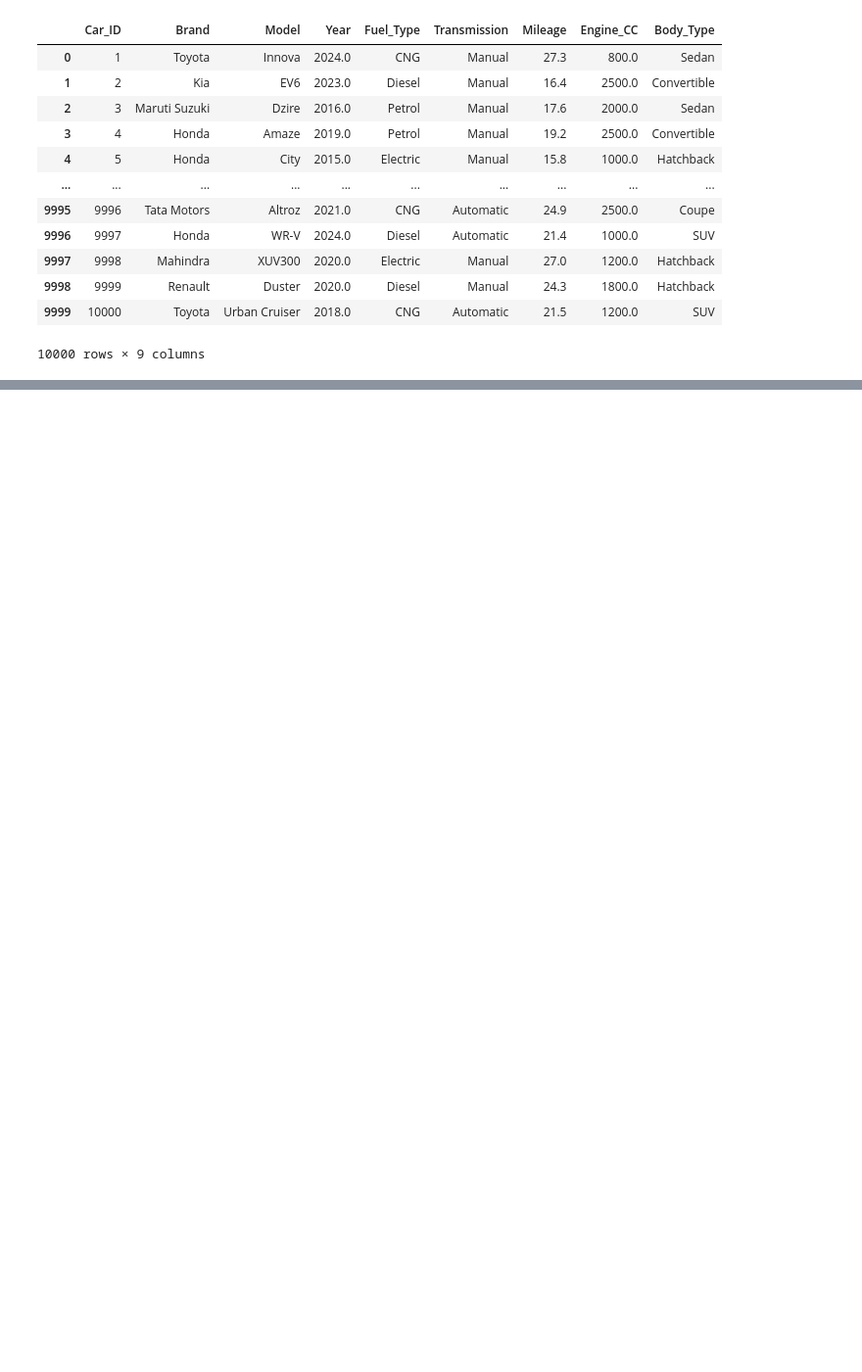
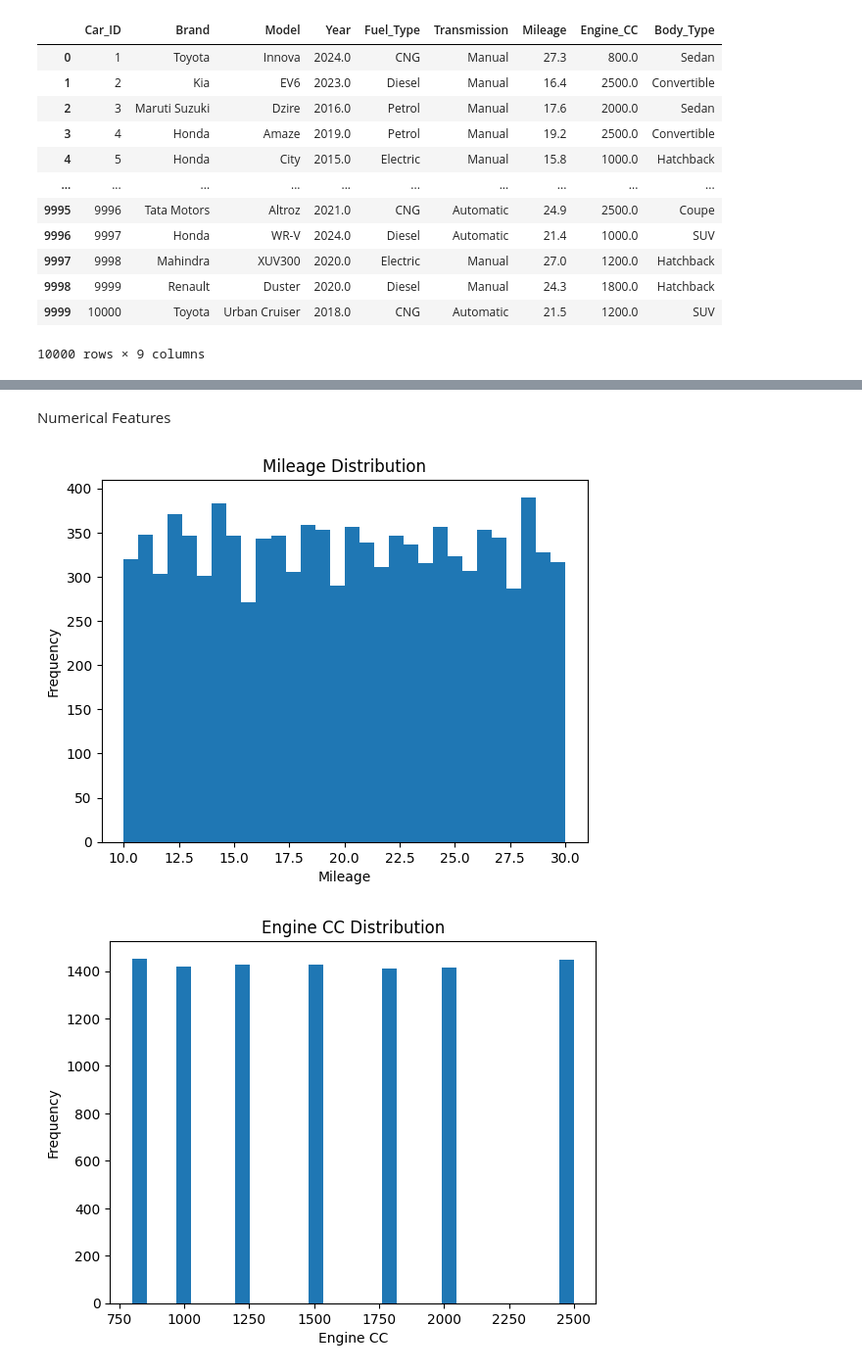
Before and after one commit to Imaanparvez/car_rental, a Jupyter notebook: notebooks/data visualisation.ipynb, the cells around one changed output, grey strips where cells are left out. Shown at 98% size. Cells and saved outputs as stored; diff of their text form; code cells hidden in the pictures; blank space fills up the shorter version.

```diff
--- a/notebooks/data visualisation.ipynb
+++ b/notebooks/data visualisation.ipynb
@@ -22,0 +62,23 @@ df
+# %% [markdown]
+Numerical Features
+# %%
+plt.hist(df["Mileage"], bins=30)
+plt.title("Mileage Distribution")
+plt.xlabel("Mileage")
+plt.ylabel("Frequency")
+plt.show()
+
+plt.hist(df["Engine_CC"], bins=30)
+plt.title("Engine CC Distribution")
+plt.xlabel("Engine CC")
+plt.ylabel("Frequency")
+plt.show()
+
+df["Year"].value_counts().sort_index().plot(kind="line")
+plt.title("Car Manufacturing Year Distribution")
+plt.xlabel("Year")
+plt.ylabel("Count")
+plt.show()
+# %% [output]
+[figure, added]
+[figure, added]
```
Also changed, not shown: parts of 11 cells of this notebook, 11 other files.
